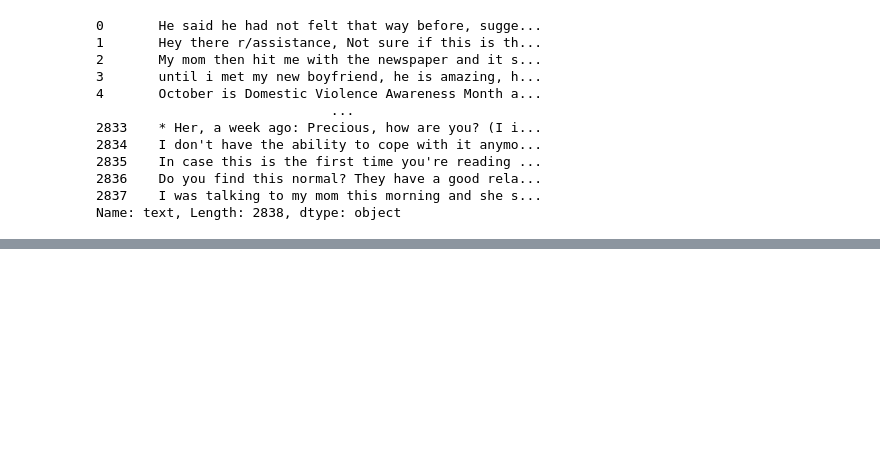
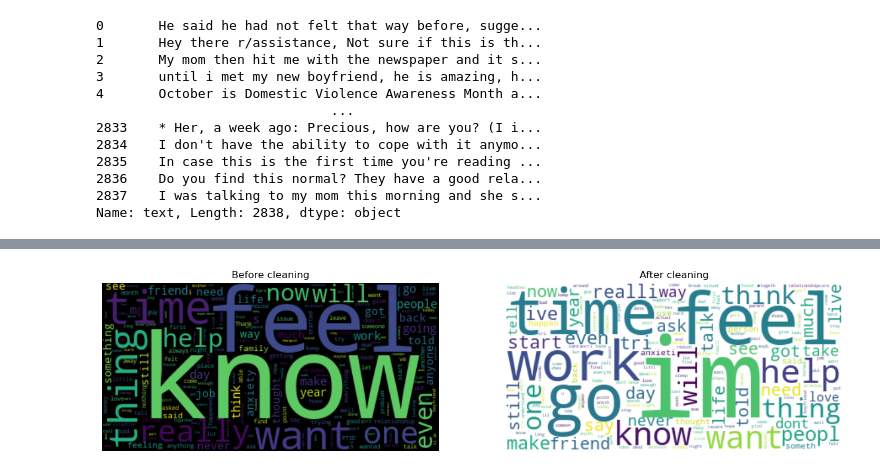
Before and after one commit to DineshNakkina/Stress-Detection-Using-Machine-Learning, a Jupyter notebook: Stress Detection with Machine Learning.ipynb, the cells around one changed output, grey strips where cells are left out. Saved outputs shown, nothing was run; the diff lists cells and outputs as text; code cells hidden in the pictures; blank space fills up the shorter version.

```diff
--- a/Stress Detection with Machine Learning.ipynb
+++ b/Stress Detection with Machine Learning.ipynb
@@ -89,0 +123,14 @@ plt.show()
+# %%
+fig, axs = plt.subplots(1, 2, figsize=(16, 10))
+
+axs[0].imshow(wordcloud, interpolation='bilinear')
+axs[0].axis('off')
+axs[0].set_title('Before cleaning')
+axs[1].imshow(new_wordcloud, interpolation='bilinear')
+axs[1].axis('off')
+axs[1].set_title('After cleaning')
+
+
+plt.show()
+# %% [output]
+[figure, added]
```
Also changed, not shown: parts of 15 cells of this notebook.
